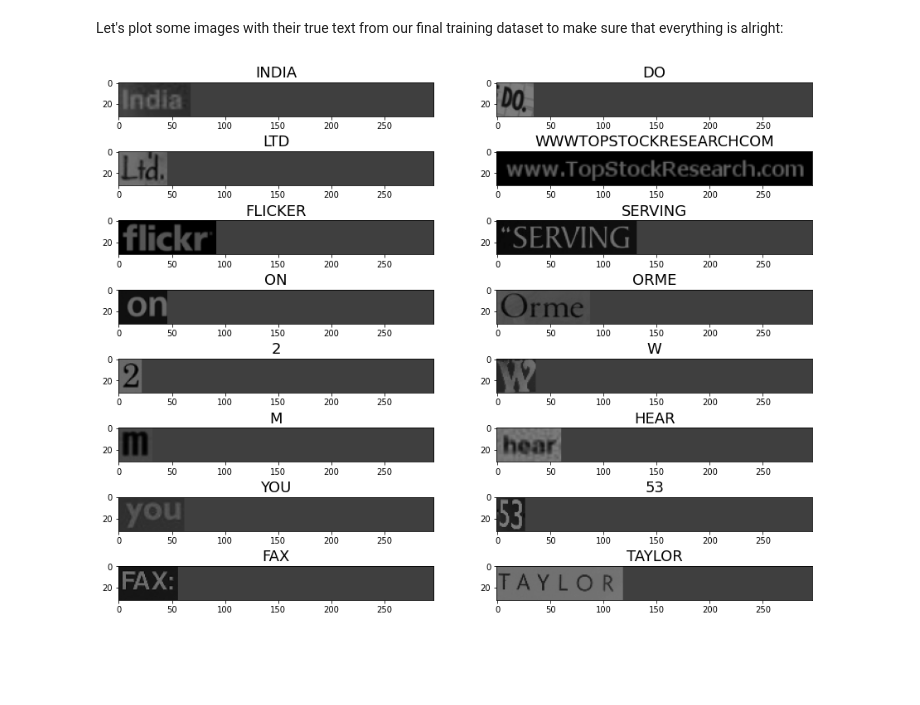
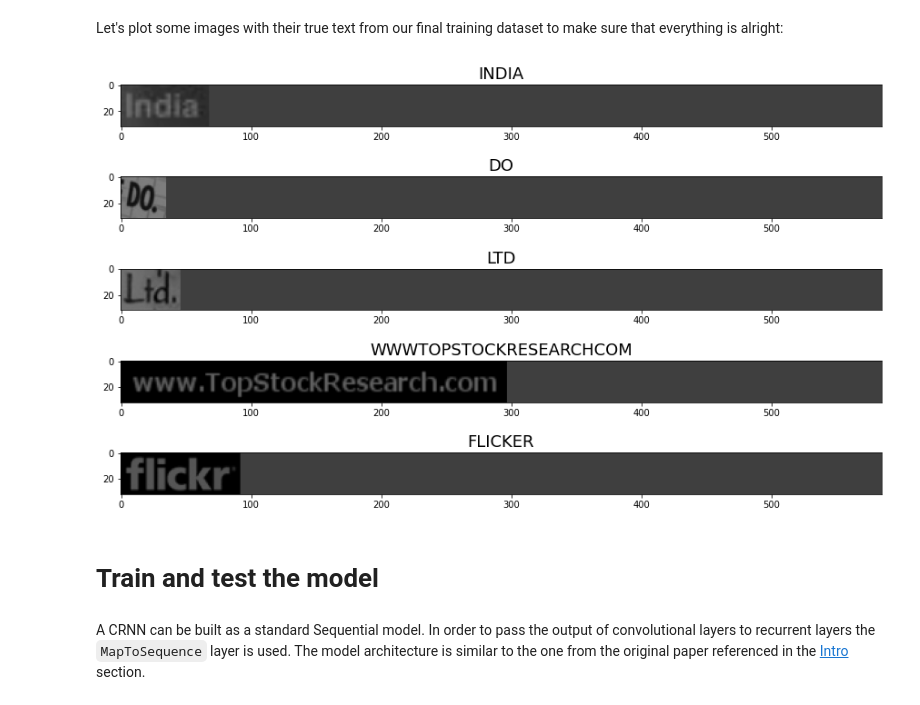
Before and after one commit to OlegPonomaryov/crnn, a Jupyter notebook: demo/crnn_iiit5k.ipynb, the cells around one changed output. Cells and saved outputs as stored; diff of their text form; code cells hidden in the pictures; blank space fills up the shorter version.

Commit message:
Add model training and testing to the demo notebook

```diff
--- a/demo/crnn_iiit5k.ipynb
+++ b/demo/crnn_iiit5k.ipynb
@@ -161,13 +162,16 @@ SHUFFLE_BUFFER_SIZE = 1000
 BATCH_SIZE = 32
 IMAGE_PADDING_CONST = 0.0
 LABELS_PADDING_CONST = -1
+MAX_IMAGE_WIDTH = max(x.shape[1] for x, y in train_ds.concatenate(test_ds))
 
-def configure_for_performance(dataset, shuffle=False, seed=None):
+def configure_for_performance(dataset, shuffle=False, seed=None, ):
     dataset = dataset.cache()
     if shuffle:
       dataset = dataset.shuffle(buffer_size=SHUFFLE_BUFFER_SIZE, seed=seed)
     dataset = dataset.padded_batch(
-        BATCH_SIZE, padding_values=(IMAGE_PADDING_CONST, LABELS_PADDING_CONST))
+        BATCH_SIZE, padding_values=(IMAGE_PADDING_CONST, LABELS_PADDING_CONST),
+        padded_shapes=([IMAGE_HEIGHT, MAX_IMAGE_WIDTH, IMAGE_CHANNELS], [None])
+        )
     dataset = dataset.prefetch(buffer_size=AUTOTUNE)
     return dataset
 
@@ -177,13 +181,17 @@ test_ds = configure_for_performance(test_ds)
 Let's plot some images with their true text from our final training dataset to make sure that everything is alright:
 # %%
 images, labels = next(iter(train_ds))
-images, labels = images[:16], labels[:16]
+images, labels = images[:5], labels[:5]
 images = [(np.squeeze(image) + 1) / 2 for image in images.numpy()]
 text = ["".join(c.decode("UTF-8") for c in chars)
         for chars in label_to_char.lookup(labels).numpy()]
 
-plt.figure(figsize=(15, 12))
-plot_images(images, text, rows=len(images) / 2, columns=2,
+plt.figure(figsize=(15, 9))
+plot_images(images, text, rows=5, columns=1,
             cmap="binary", norm=matplotlib.colors.Normalize(-1, 1))
 # %% [output]
-[figure, old version]
+[figure, new version]
+# %% [markdown]
+# Train and test the model
+# %% [markdown]
+A CRNN can be built as a standard Sequential model. In order to pass the output of convolutional layers to recurrent layers the `MapToSequence` layer is used. The model architecture is similar to the one from the original paper referenced in the [Intro](#Intro) section.
```
Also changed, not shown: parts of 11 cells of this notebook, 2 other files.
